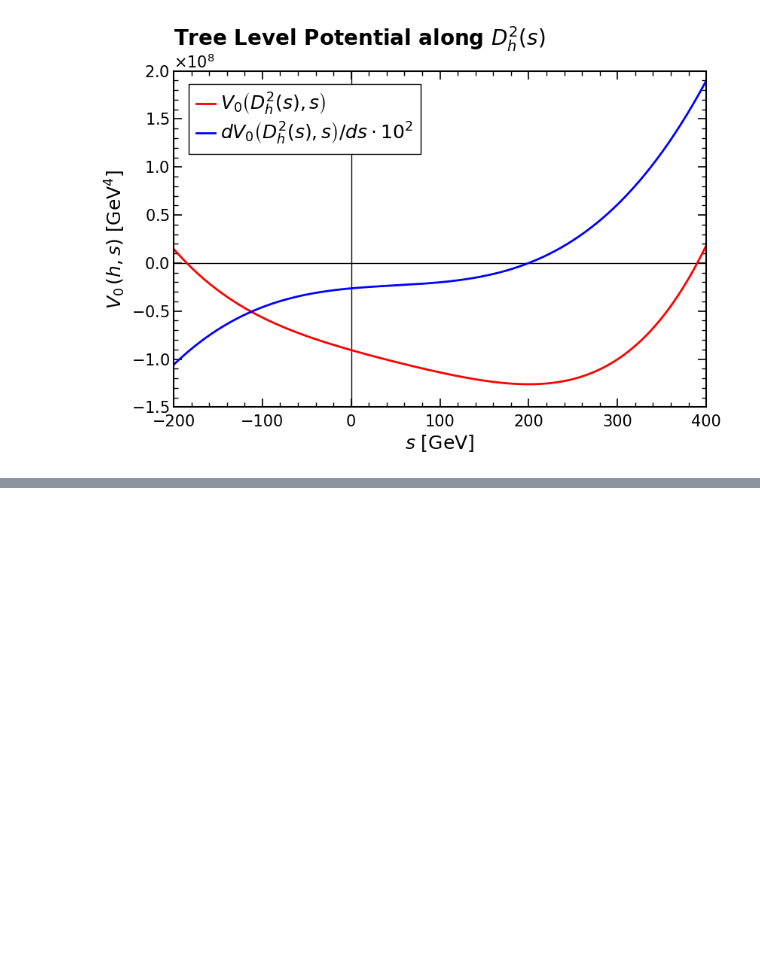
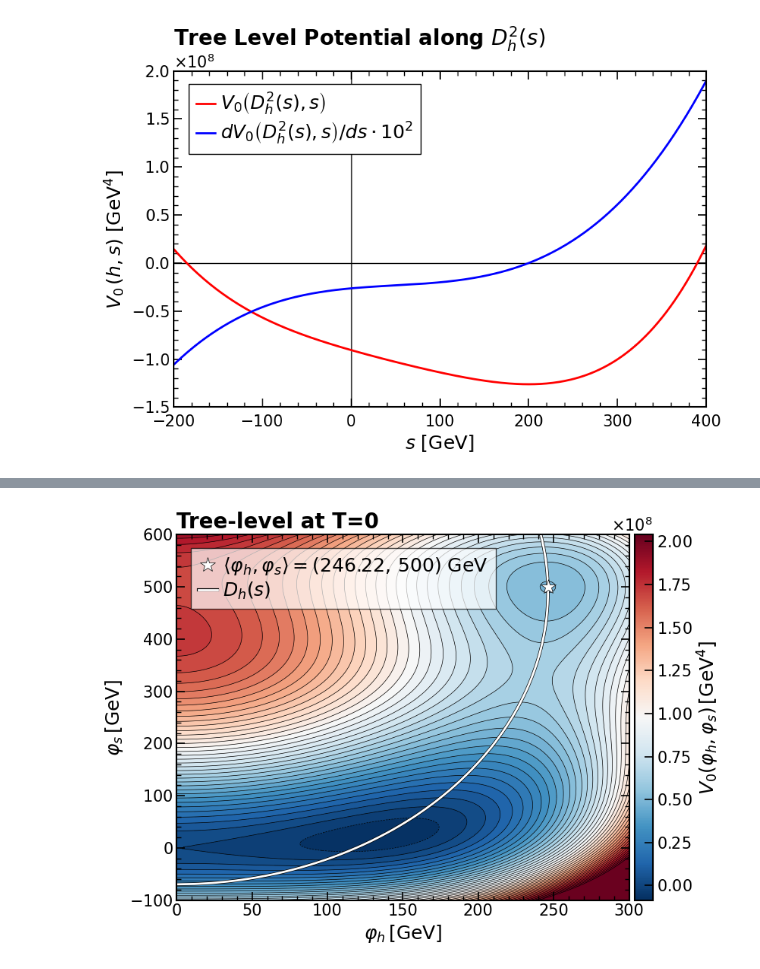
Before and after one commit to Diego-gt-phys/TFM-Repository, a Jupyter notebook: TreeLevel_Analysis.ipynb, the cells around one changed output, grey strips where cells are left out. Cells and saved outputs as stored; diff of their text form; code cells hidden in the pictures; blank space fills up the shorter version.

```diff
--- a/TreeLevel_Analysis.ipynb
+++ b/TreeLevel_Analysis.ipynb
@@ -298,0 +460,17 @@ plt.show()
+# %%
+v0 = 246.22
+u0 = 500.0
+params = physical_to_lagrangian(
+    m1    = 125.20,   # GeV
+    m2    = 60.0,    # GeV
+    theta = 0.01,      # rad
+    v     = v0,   # GeV
+    u     = u0,     # GeV
+    lHS   = 0.05,     #
+    lS    = 0.05,      #
+)
+print(params)
+
+model = xSM(**{k: params[k] for k in ['lH','lHS','muHS','lS','mu3']},v=v0, u=u0)
+
+result = check_stability(params, v0=v0, u0=u0)
@@ -298,0 +508,53 @@ plt.show()
+# %%
+h_vals = np.linspace(0, 300, 200)
+s_vals = np.linspace(-100, 600, 200)
+H, S   = np.meshgrid(h_vals, s_vals)
+X_grid = np.column_stack([H.ravel(), S.ravel()])
+V_grid = model.V0(X_grid).reshape(H.shape)
+V_plot = np.clip(V_grid, np.percentile(V_grid, 0), np.percentile(V_grid, 99))
+V_shifted = V_plot - model.V0(np.array([[0.0, 0.0]]))
+
+norm = Normalize(vmin=V_shifted.min(), vmax=V_shifted.max())
+sm   = ScalarMappable(cmap='RdBu_r', norm=norm)
+
+fig, ax = plt.subplots(figsize=(8.5, 6))
+
+cp = ax.contourf(H, S, V_shifted, levels=50, cmap='RdBu_r', norm=norm)
+ax.contour(H, S, V_shifted, levels=50, colors='k', linewidths=0.5, alpha=1)
+ax.plot(v0, u0, 'w*', markersize=15, zorder=5, markeredgecolor='k', markeredgewidth=0.5,label=rf'$\langle\varphi_h, \varphi_s\rangle = ({v0:.2f},\,{u0:.0f})$ GeV')
+ax.plot(h_plus, s_min, label=r'$D_h(s)$', color='w', lw=2, ls='-', path_effects=[pe.Stroke(linewidth=3, foreground='black'), pe.Normal()])
+
+ax.set_xlabel(r'$\varphi_h \, [\mathrm{GeV}]$', fontsize=18)
+ax.set_ylabel(r'$\varphi_s \, [\mathrm{GeV}]$', fontsize=18)
+ax.yaxis.set_major_formatter(ScalarFormatter(useMathText=True))
+ax.ticklabel_format(style='sci', axis='y', scilimits=(-2, 2))
+ax.yaxis.get_offset_text().set_fontsize(15)
+
+for spine in ax.spines.values():
+    spine.set_linewidth(1.5)
+
+ax.tick_params(axis='both', which='major', direction='in',
+               length=8, width=1.2, labelsize=15, top=True, right=True)
+ax.tick_params(axis='both', which='minor', direction='in',
+               length=4, width=1,   labelsize=15, top=True, right=True)
+ax.minorticks_on()
+
+cbar = fig.colorbar(sm, ax=ax, pad=0.01)
+cbar.set_label(r'$V_{0}(\varphi_h,\varphi_s) \, [\mathrm{GeV^4}]$', fontsize=18)
+cbar.ax.tick_params(labelsize=15)
+cbar.ax.yaxis.set_major_formatter(ScalarFormatter(useMathText=True))
+cbar.ax.yaxis.get_offset_text().set_fontsize(15)
+plt.ticklabel_format(style='sci', axis='y', scilimits=(-2,3))
+for spine in cbar.ax.spines.values():
+    spine.set_linewidth(1.5)
+cbar.ax.tick_params(axis='both', which='major', direction='in',
+               length=8, width=1.2, labelsize=15)
+
+ax.legend(fontsize=18, frameon=True, fancybox=False, loc = "upper left", bbox_to_anchor=(0.01, 0.99),ncol = 1, edgecolor="black", framealpha=0.7, labelspacing=0.2, handletextpad=0.3, handlelength=1, columnspacing=1)
+
+plt.title(r"Tree-level at T=0", loc='left', fontsize=20, fontweight='bold')
+plt.tight_layout()
+plt.savefig("Figures\TL_Contour_Unstable.pdf", format="pdf", bbox_inches="tight")
+plt.show()
+# %% [output]
+[figure, added]
```
Also changed, not shown: parts of 13 cells of this notebook, 8 other files.
